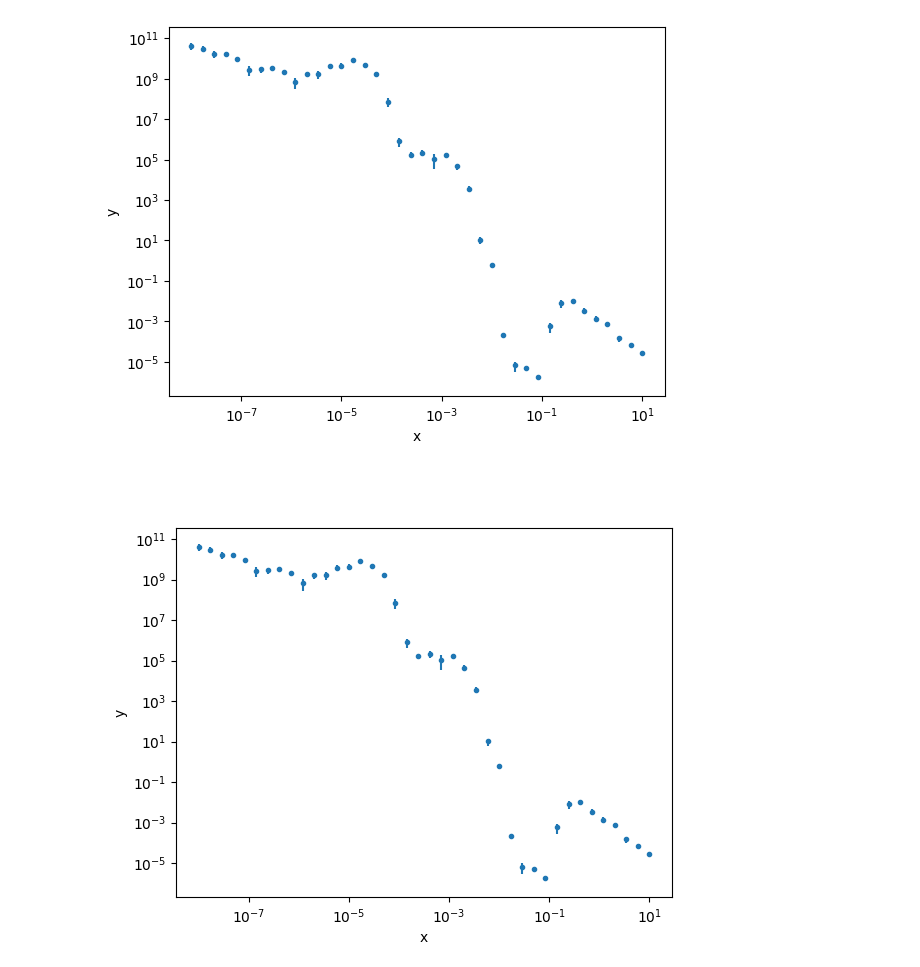
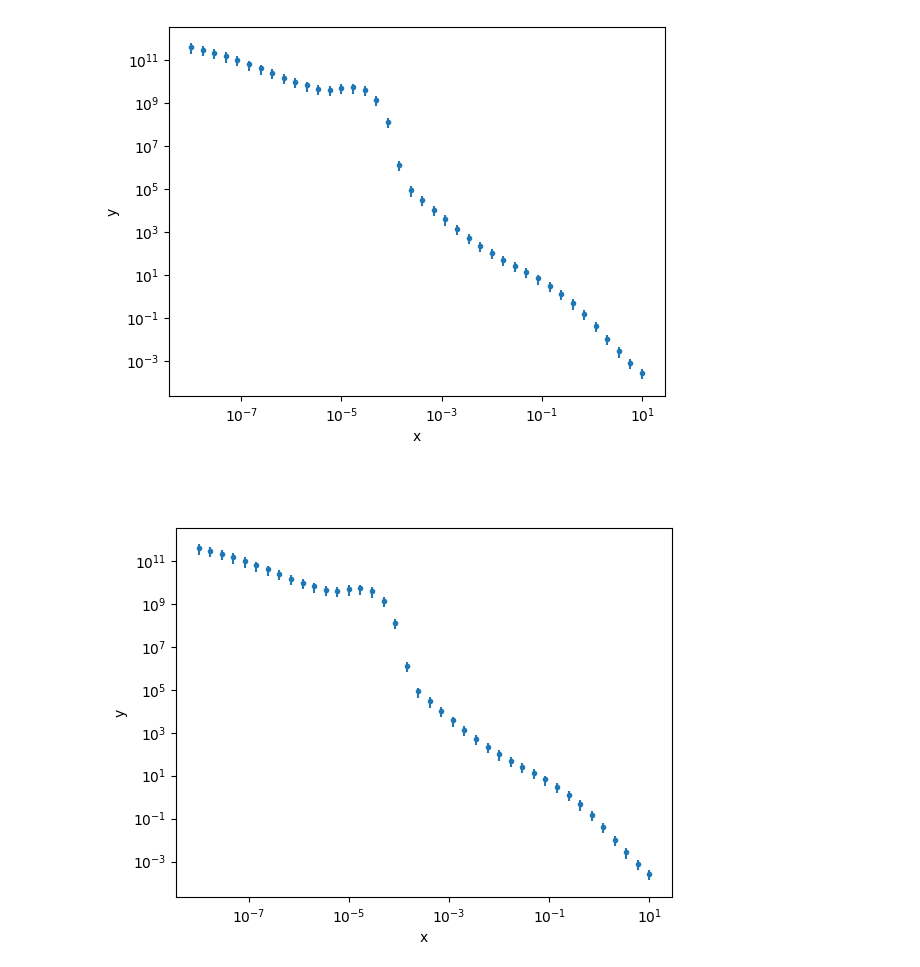
Before and after one commit to maklinger/BHJet, a Jupyter notebook: examples/bhjet3ML_example.ipynb, the cells around one changed output. Cells and saved outputs as stored; diff of their text form; code cells hidden in the pictures.

Commit message:
update 3ML wrapper to new target handling

```diff
--- a/examples/bhjet3ML_example.ipynb
+++ b/examples/bhjet3ML_example.ipynb
@@ -33,6 +14,18 @@ For details and migration guidance, visit: https://python.arviz.org/en/latest/us
 # %%
 bhjet3ml = BHJetPlugin()
+bhjet3ml._setup(
+    Emin_eV=1e-6, Emax_eV=1e15,
+    dlgz=0.3, verbosity_level=0,
+    compton_threshold=1e-10,
+    include_counterjet=True, cache_rtol=1e-4)
 
-bbt1 = BlackBodyTarget()
-bbt2 = BlackBodyTarget()
+bbt1 = TargetBlackBody()
+
+bhjet3ml.add_target(bbt1, "bb1")
+
+component1 = SpectralComponent("BHJet", shape=bhjet3ml)
+component2 = SpectralComponent("BB1", shape=bbt1)
+
+ps = PointSource("fake_source", ra=0, dec=0, components=[component1, component2])
+model = Model(ps)
 # %%
@@ -151,6 +220,11 @@ Text(0, 0.5, 'E²dN/dEdtdA [keV/cm²s]')
 # %%
 fake_ebins = np.logspace(-8, 1, 40)
-fake_data = XYLike.from_function("fake_data_low", abs_bhjet,
-                                 fake_ebins, 0.3* abs_bhjet(fake_ebins))
+
+data_points = model.fake_source(fake_ebins)
+uncertainties = 0.5 * data_points
+fake_data = XYLike("fake_data", x=fake_ebins, y=data_points, yerr=uncertainties)
+
+# fake_data = XYLike.from_function("fake_data", bbt1 + bhjet3ml,
+#                                  fake_ebins, 0.3* (bbt1(fake_ebins) + bhjet3ml(fake_ebins)))
 fake_data.plot(x_scale='log', y_scale='log')
 # %% [output]
@@ -159,2 +232,2 @@ fake_data.plot(x_scale='log', y_scale='log')
-[figure, old version]
+[figure, new version]
-[figure, old version]
+[figure, new version]
```
Also changed, not shown: parts of 22 cells of this notebook, 4 other files.
